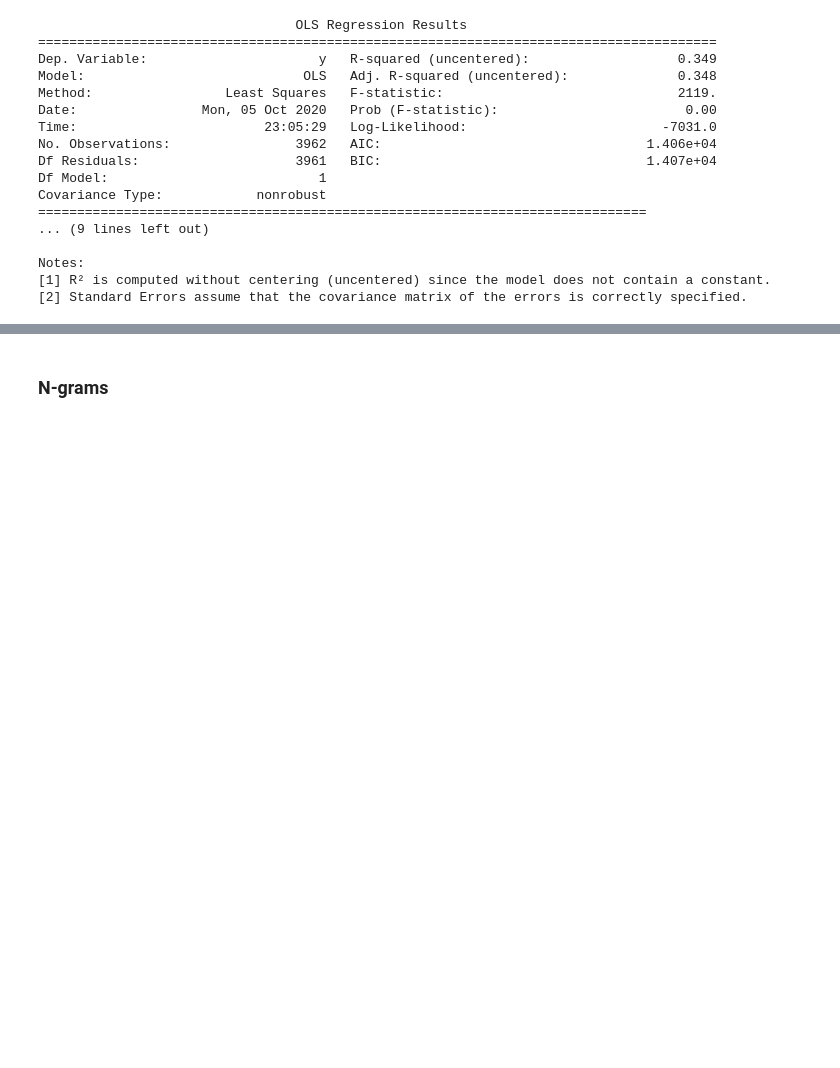
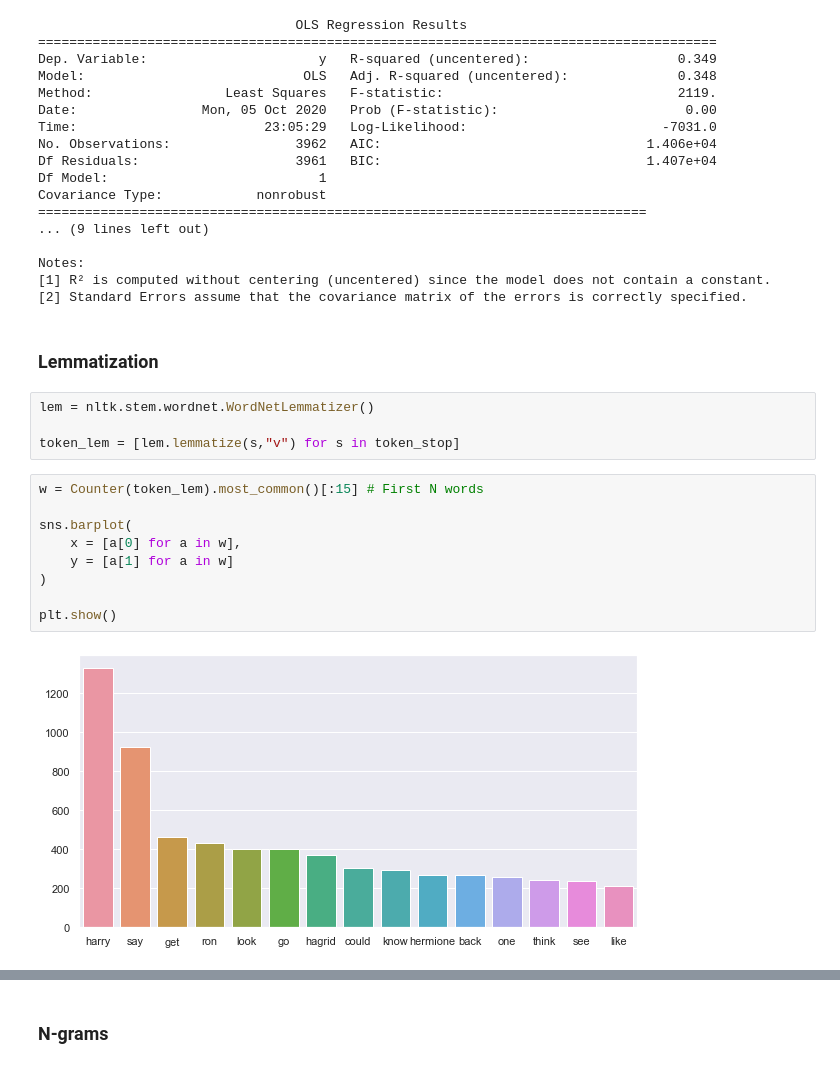
Before and after one commit to moesmatheus/text-mining-mba, a Jupyter notebook: NLP.ipynb, the cells around one changed output, grey strips where cells are left out. Cells and saved outputs as stored; diff of their text form; blank space fills up the shorter version.

```diff
--- a/NLP.ipynb
+++ b/NLP.ipynb
@@ -514,3 +517,20 @@ Covariance Type:            nonrobust
 Notes:
 [1] R² is computed without centering (uncentered) since the model does not contain a constant.
 [2] Standard Errors assume that the covariance matrix of the errors is correctly specified.
+# %% [markdown]
+### Lemmatization
+# %%
+lem = nltk.stem.wordnet.WordNetLemmatizer()
+
+token_lem = [lem.lemmatize(s,"v") for s in token_stop]
+# %%
+w = Counter(token_lem).most_common()[:15] # First N words
+
+sns.barplot(
+    x = [a[0] for a in w],
+    y = [a[1] for a in w]
+)
+
+plt.show()
+# %% [output]
+[figure, added]
```
Also changed, not shown: parts of 21 cells of this notebook.
